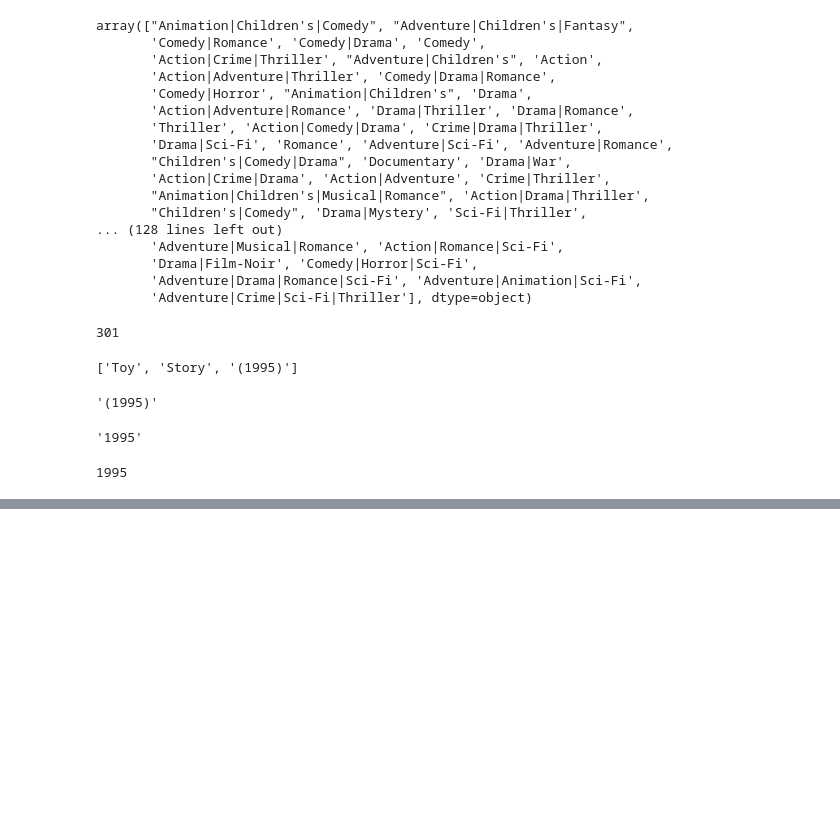
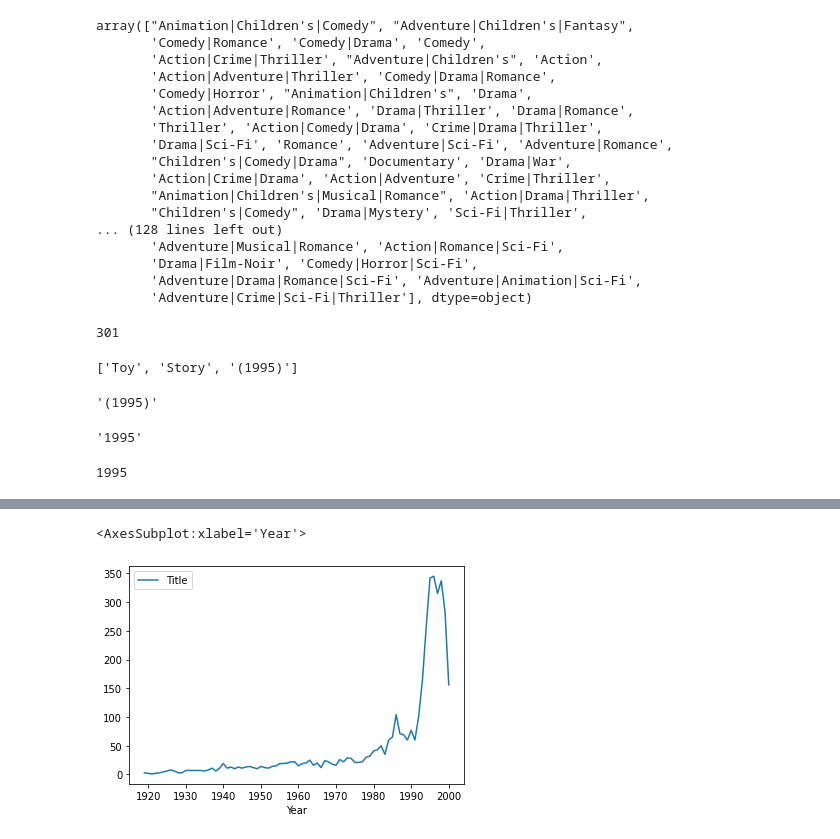
Before and after one commit to marcocaramanti/MLPNS_MCaramanti, a Jupyter notebook: MLPNS23_bootcamp.ipynb, the cells around one changed output, grey strips where cells are left out. Cells and saved outputs as stored; diff of their text form; code cells hidden in the pictures; blank space fills up the shorter version.

```diff
--- a/MLPNS23_bootcamp.ipynb
+++ b/MLPNS23_bootcamp.ipynb
@@ -549,6 +551,8 @@ get_year("Toy Story (1995)")
 # %%
 # Vogliamo applicarlo all'intero data frame
 # Il metodo map applica la funzione a tutte le righe
+# Creiamo così un'altra colonna con gli anni
 
-year = movies("Title").map(get_year)
+movies["Year"] = movies["Title"].map(get_year)
+movies
 # %% [output]
@@ -559,0 +591,7 @@ movies.groupby("Year").count()
+# %%
+# Ora plottiamo
+
+movies.groupby("Year").count().plot(y="Title")
+# %% [output]
+<AxesSubplot:xlabel='Year'>
+[figure, added]
```
Also changed, not shown: parts of 10 cells of this notebook.
